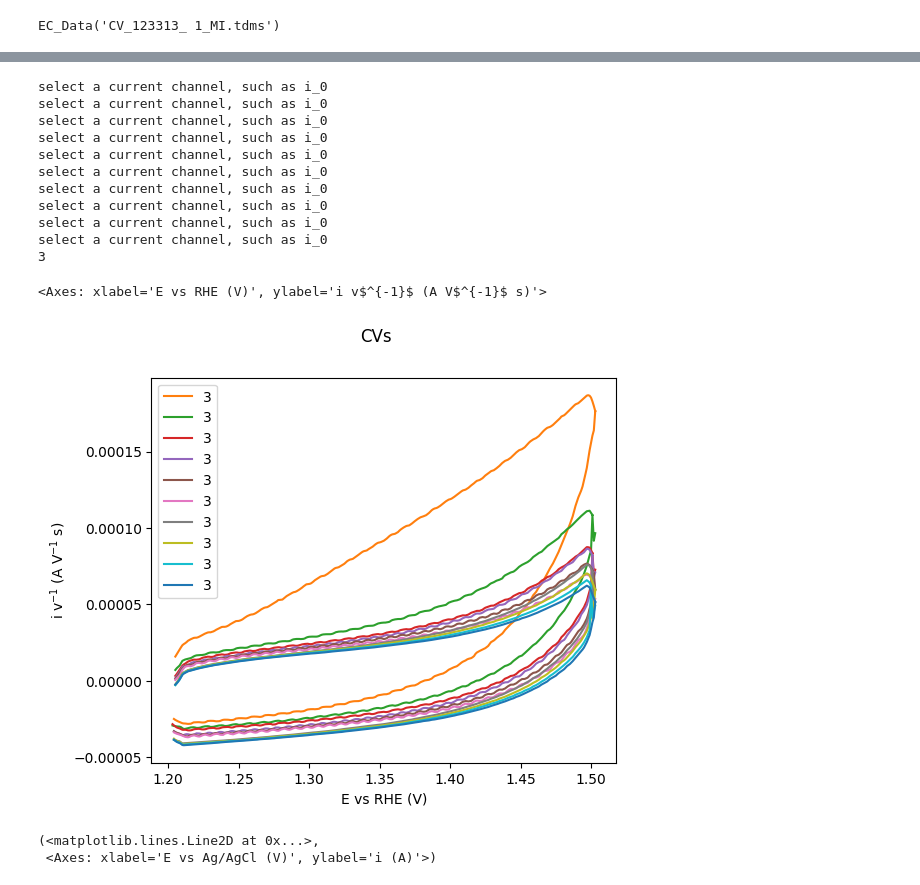
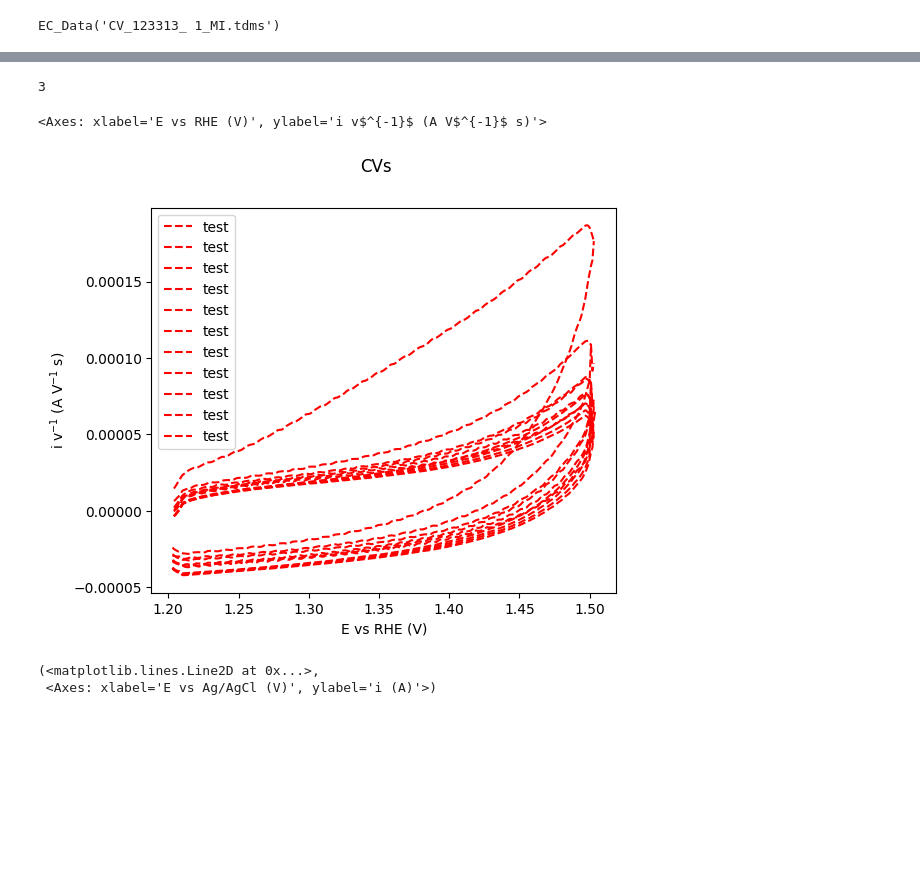
Before and after one commit to NordicEC/EC4py, a Jupyter notebook: dev/CV_Datas/MWE_CV_Datas_1_capacitance.ipynb, the cells around one changed output, grey strips where cells are left out. Saved outputs shown, nothing was run; the diff lists cells and outputs as text; code cells hidden in the pictures; blank space fills up the shorter version.

```diff
--- a/dev/CV_Datas/MWE_CV_Datas_1_capacitance.ipynb
+++ b/dev/CV_Datas/MWE_CV_Datas_1_capacitance.ipynb
@@ -98,22 +93,12 @@ c:\Users\gustav.wiberg\Documents\GitHub\NordicEC\EC4py\test_data\CV\MWE\Capacita
 # %%
 a=CV_Datas(paths,"i_3",y_smooth=5)
 print(a[0].setup_data._MWE_CH)
 #print(a.rate)
-a.plot(RHE,RATE, LEGEND.MWE_CH)
+a.plot(RHE,RATE, LEGEND.MWE_CH, color="red", marker="o", linestyle="--", label="test")
 # %% [output]
-select a current channel, such as i_0
-select a current channel, such as i_0
-select a current channel, such as i_0
-select a current channel, such as i_0
-select a current channel, such as i_0
-select a current channel, such as i_0
-select a current channel, such as i_0
-select a current channel, such as i_0
-select a current channel, such as i_0
-select a current channel, such as i_0
 3
 <Axes: xlabel='E vs RHE (V)', ylabel='i v$^{-1}$ (A V$^{-1}$ s)'>
-[figure, old version]
+[figure, new version]
 # %%
 a[1].plot()
 # %% [output]
```
Also changed, not shown: parts of 21 cells of this notebook, 5 other files.
